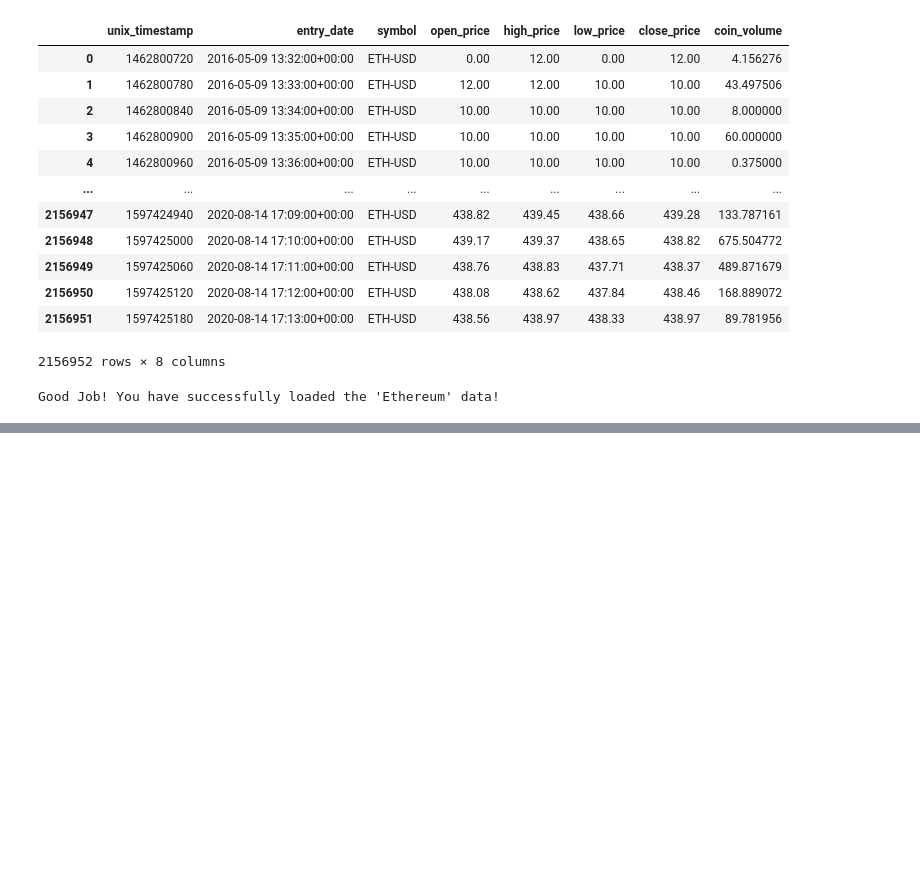
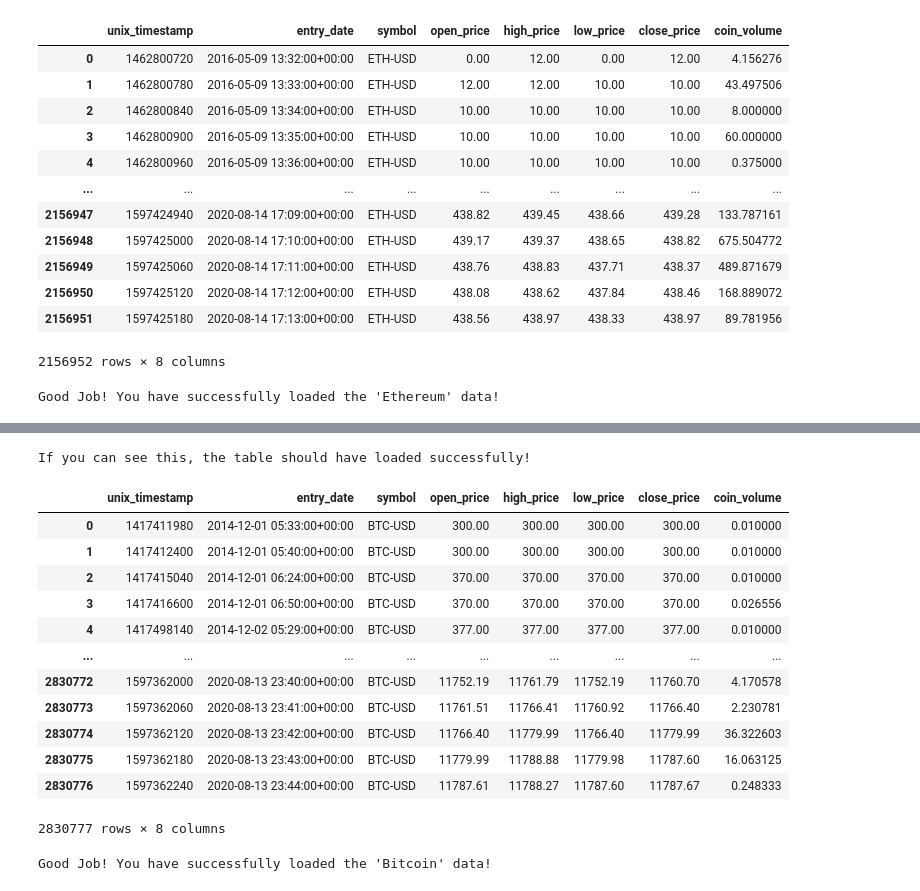
Before and after one commit to Gendo90/Crypto-Historical-Prices, a Jupyter notebook: ETH & BTC Load Into SQL.ipynb, the cells around one changed output, grey strips where cells are left out. Cells and saved outputs as stored; diff of their text form; code cells hidden in the pictures; blank space fills up the shorter version.

```diff
--- a/ETH & BTC Load Into SQL.ipynb
+++ b/ETH & BTC Load Into SQL.ipynb
@@ -105,0 +159,41 @@ Good Job! You have successfully loaded the 'Ethereum' data!
+# %%
+#load the dataframe into the SQL table!
+#no need to create the engine, it should already exist from loading the Ethereum data
+
+btc_df.to_sql(name="bitcoin", con=engine, index=False, if_exists="append")
+print("If you can see this, the table should have loaded successfully!")
+# %% [output]
+If you can see this, the table should have loaded successfully!
+# %%
+#check that the table loaded correctly by reading it from sql and comparing it to the
+#dataframe we inserted
+check_btc_df = pd.read_sql_table(table_name="bitcoin", con=engine)
+check_btc_df
+# %% [output]
+|  | unix_timestamp | entry_date | symbol | open_price | high_price | low_price | close_price | coin_volume |
+| 0 | 1417411980 | 2014-12-01 05:33:00+00:00 | BTC-USD | 300.00 | 300.00 | 300.00 | 300.00 | 0.010000 |
+| 1 | 1417412400 | 2014-12-01 05:40:00+00:00 | BTC-USD | 300.00 | 300.00 | 300.00 | 300.00 | 0.010000 |
+| 2 | 1417415040 | 2014-12-01 06:24:00+00:00 | BTC-USD | 370.00 | 370.00 | 370.00 | 370.00 | 0.010000 |
+| 3 | 1417416600 | 2014-12-01 06:50:00+00:00 | BTC-USD | 370.00 | 370.00 | 370.00 | 370.00 | 0.026556 |
+| 4 | 1417498140 | 2014-12-02 05:29:00+00:00 | BTC-USD | 377.00 | 377.00 | 377.00 | 377.00 | 0.010000 |
+| ... | ... | ... | ... | ... | ... | ... | ... | ... |
+| 2830772 | 1597362000 | 2020-08-13 23:40:00+00:00 | BTC-USD | 11752.19 | 11761.79 | 11752.19 | 11760.70 | 4.170578 |
+| 2830773 | 1597362060 | 2020-08-13 23:41:00+00:00 | BTC-USD | 11761.51 | 11766.41 | 11760.92 | 11766.40 | 2.230781 |
+| 2830774 | 1597362120 | 2020-08-13 23:42:00+00:00 | BTC-USD | 11766.40 | 11779.99 | 11766.40 | 11779.99 | 36.322603 |
+| 2830775 | 1597362180 | 2020-08-13 23:43:00+00:00 | BTC-USD | 11779.99 | 11788.88 | 11779.98 | 11787.60 | 16.063125 |
+| 2830776 | 1597362240 | 2020-08-13 23:44:00+00:00 | BTC-USD | 11787.61 | 11788.27 | 11787.60 | 11787.67 | 0.248333 |
+2830777 rows × 8 columns
+# %%
+#output whether the data read matches the data written to the database!
+
+#make sure both dataframes are sorted, and indexed correctly, or there may be issues - the data from the database was not
+#matching due to having the order changed upon insertion somehow!
+sorted_check_btc_df = check_btc_df.sort_values(by="unix_timestamp").reset_index(drop=True)
+sorted_btc_df = btc_df.sort_values(by="unix_timestamp").reset_index(drop=True)
+
+if(sorted_check_btc_df.equals(sorted_btc_df)):
+    print("Good Job! You have successfully loaded the 'Bitcoin' data!")
+else:
+    print("It looks like the data you wrote to the database does not match the data read from the database.")
+# %% [output]
+Good Job! You have successfully loaded the 'Bitcoin' data!
```
Also changed, not shown: parts of 7 cells of this notebook.
